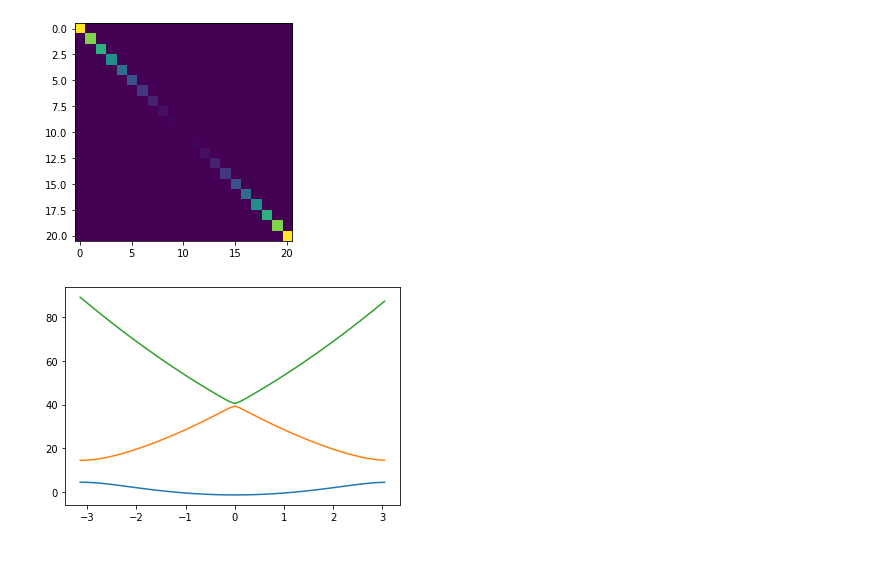
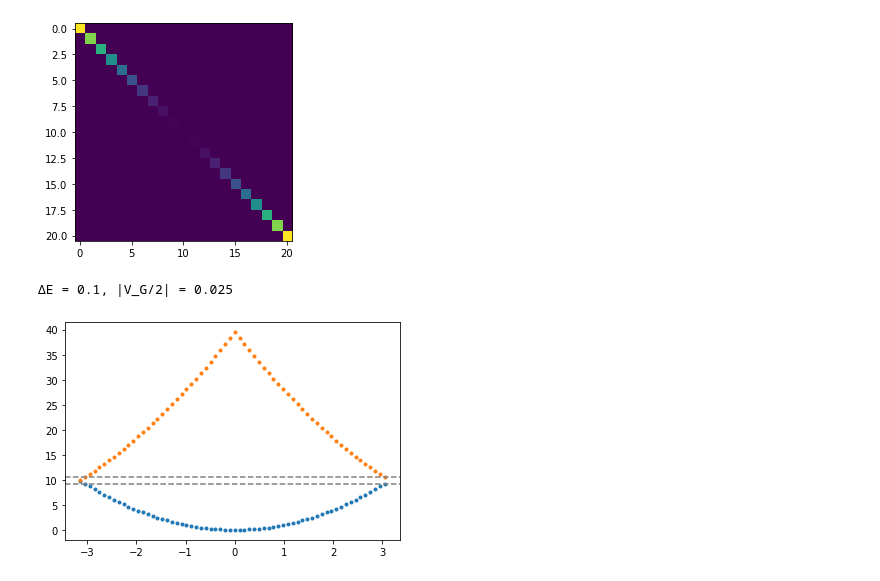
Before and after one commit to susyexists/EBT617E, a Jupyter notebook: 1d_band_structure.ipynb, the cells around one changed output. Saved outputs shown, nothing was run; the diff lists cells and outputs as text; code cells hidden in the pictures.

Commit message:
add 1d band structure notebook v2

```diff
--- a/1d_band_structure.ipynb
+++ b/1d_band_structure.ipynb
@@ -81,12 +110,21 @@ for kz in kkz:
     Ebands.append(ee)
 
 Ebands=np.array(Ebands)
-# %%
-# plot the first two bands
-for ni,n in enumerate(nn[:3]):
-    plt.plot(kkz,Ebands[:,ni]);
-# %% [output]
-[figure, removed]
+# %%
+# plot the first two bands
+for ni,n in enumerate(nn[:2]):
+    plt.plot(kk,Ebands[:,ni],'.')
+
+# energy gap between 1st and 2nd band
+plt.axhline(y=Ebands[-1,0], ls='--', color="gray")
+plt.axhline(y=Ebands[-1,1], ls='--', color="gray")
+
+print(f'ΔE = {Ebands[0,1] - Ebands[0,0]:.3}, |V_G/2| = {abs(FCoeffs[-1]/2):3}')
+
+#plt.ylim([9,10])
+# %% [output]
+ΔE = 0.1, |V_G/2| = 0.025
+[figure, added]
 # %%
 # real-Fourier space transform
 
```
Also changed, not shown: parts of 13 cells of this notebook.
